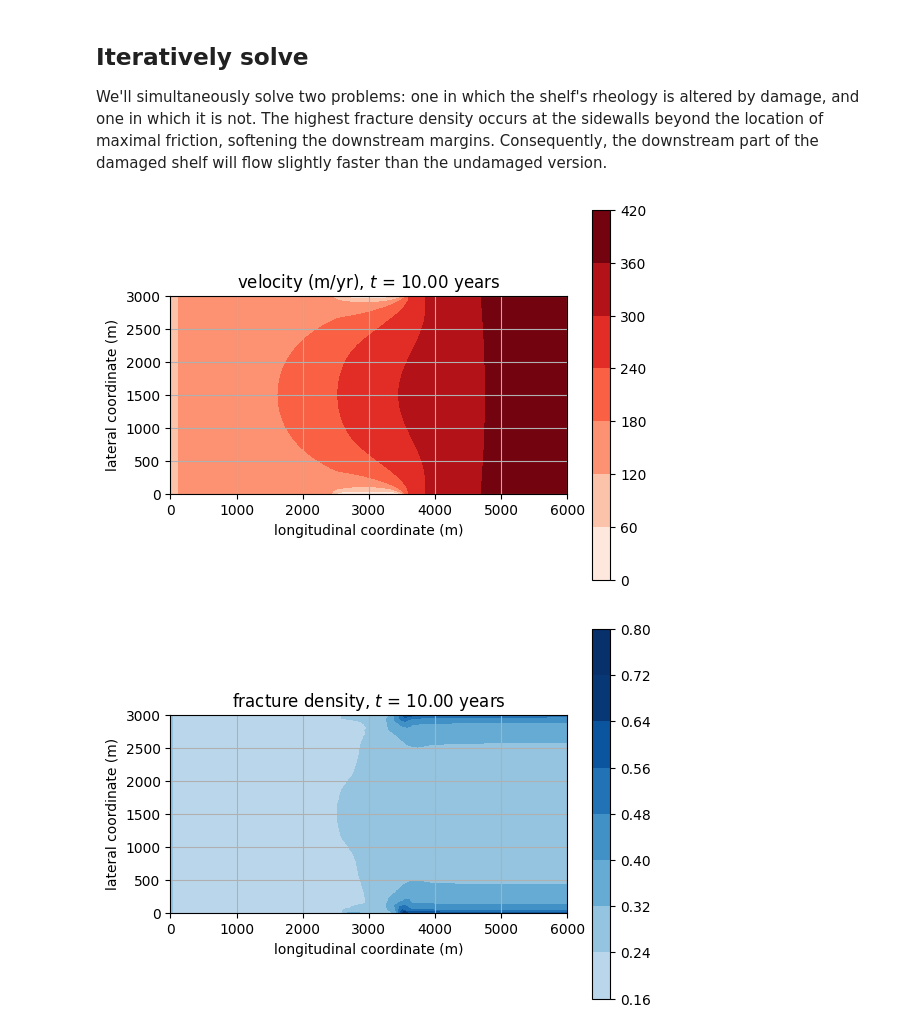
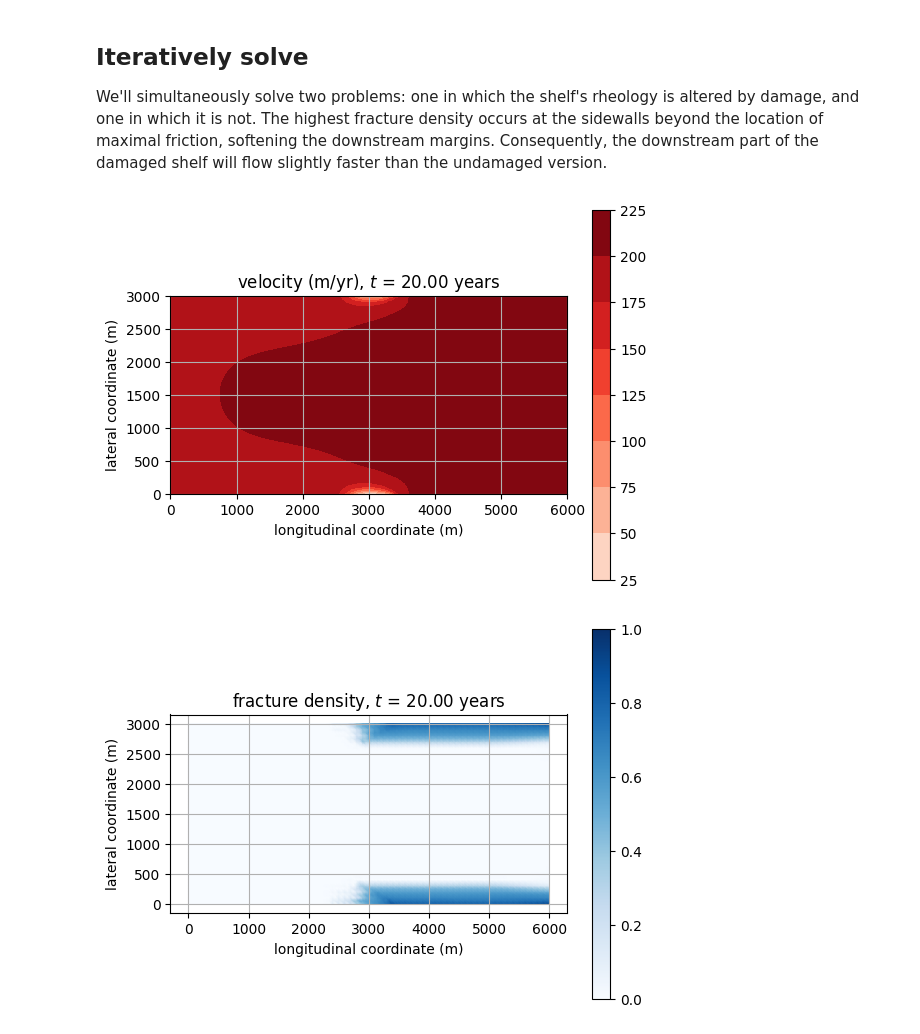
Before and after one commit to chrismiele/weird_flex, a Jupyter notebook: fracture/zero_stress_damage_transport.ipynb, the cells around one changed output. Saved outputs shown, nothing was run; the diff lists cells and outputs as text; code cells hidden in the pictures.

```diff
--- a/fracture/zero_stress_damage_transport.ipynb
+++ b/fracture/zero_stress_damage_transport.ipynb
@@ -44,11 +44,13 @@ v = TestFunction(V)
 # %%
 from icepack.constants import year #number of seconds in a year
 ρ_i = 917 #ice density in kg/m^3
+ρ_w = 1024 #seawater density
+ϱ = ρ_i/ρ_w #density ratio
 g = 9.81 #gravity in N/kg
 T = Constant(273.15) #temperature (K). 273.15 is freezing
 A = icepack.rate_factor(T) #A from Glen's law
 
-H_gl = 500 #thickness at upstream boundary (m)
+H_gl = 100 #thickness at upstream boundary (m)
 thick_grad = -0.0 #thickness gradient
 H0 = project(H_gl + thick_grad*x, Q) #initial thickness projected onto CG elements
 # %% [markdown]
@@ -107,8 +113,8 @@ The key to the setup here is to impose a spatially variable coefficient of sidew
 ################################
 ################################
 
-Δt = 1/4 #length of timestep in years
-num_timesteps = int(10/Δt) #spin up for 10 years
+Δt = 1/5 #length of timestep in years
+num_timesteps = int(20/Δt) #spin up for 20 years
 
 ##########################
 ##########################
@@ -116,10 +122,10 @@ num_timesteps = int(10/Δt) #spin up for 10 years
 ##########################
 ##########################
 
-ux_gl = 100 #upstream boundary boundary condition in meters per year
+ux_gl = 200 #upstream boundary boundary condition in meters per year
 u0 = project(as_vector([ux_gl, 1e-50]), V) #initial velocity (u_x, u_y) for imposing Dirichlet BCs
 
-C0 = 0.25 #maximum coefficient of sidewall friction
+C0 = 0.025 #maximum coefficient of sidewall friction
 px, r = Lx/2, Lx/10 #x-coordinate of max friction, length of ramp-up
 C = Function(Q).project(
     conditional(abs(x - px) <= r, 1/2*C0*cos(pi*(x - px)/r) + 1/2*C0, 0)) #(see output figure below)
@@ -204,37 +210,38 @@ for step in tqdm.trange(num_timesteps):
     ###########################
     ###########################
 
-    D = damage(Δt, velocity = u, thickness = H, damage = D, damage_inflow = Constant(0), damage_accumulation = Constant(0))
+    D = damage(Δt, velocity = u, thickness = H, damage = D, critical_stress = 0.04, #arbitrarily chosen 40 kPa threshold
+               fluidity = A, damage_inflow = Constant(0), damage_accumulation = Constant(0))
 
     #################
     #################
     ### save figs ###
     #################
     #################
 
     fig, ax = plt.subplots()
     ax.set_aspect('equal')
-    vel_plot = tricontourf(u, axes = ax, cmap = 'Reds', vmin = 0, vmax = 400) #damaged velocity plot
+    vel_plot = tricontourf(u, axes = ax, cmap = 'Reds', vmin = 0) #damaged velocity plot
     plt.colorbar(vel_plot)
     plt.title('velocity (m/yr), $t$ = {:.2f} years'.format(step*Δt + Δt))
     plt.xlabel('longitudinal coordinate (m)')
     plt.ylabel('lateral coordinate (m)')
     plt.grid()
     plt.savefig('vel_iteration_{}'.format(step + 1))
     if step < num_timesteps - 1:
         plt.close()
 
     fig, ax = plt.subplots()
     ax.set_aspect('equal')
-    frac_plot = tricontourf(D, axes = ax, cmap = 'Blues', vmin = 0, vmax = 0.7) #damage plot
+    frac_plot = tripcolor(D, axes = ax, cmap = 'Blues', vmin = 0, vmax = 1.0) #damage plot
     plt.colorbar(frac_plot)
     plt.title('fracture density, $t$ = {:.2f} years'.format(step*Δt + Δt))
     plt.xlabel('longitudinal coordinate (m)')
     plt.ylabel('lateral coordinate (m)')
     plt.grid()
     plt.savefig('fracture_iteration_{}'.format(step + 1))
     if step < num_timesteps - 1:
         plt.close()
 # %% [output]
-[figure, old version]
+[figure, new version]
-[figure, old version]
+[figure, new version]
```
Also changed, not shown: parts of 2 cells of this notebook.
